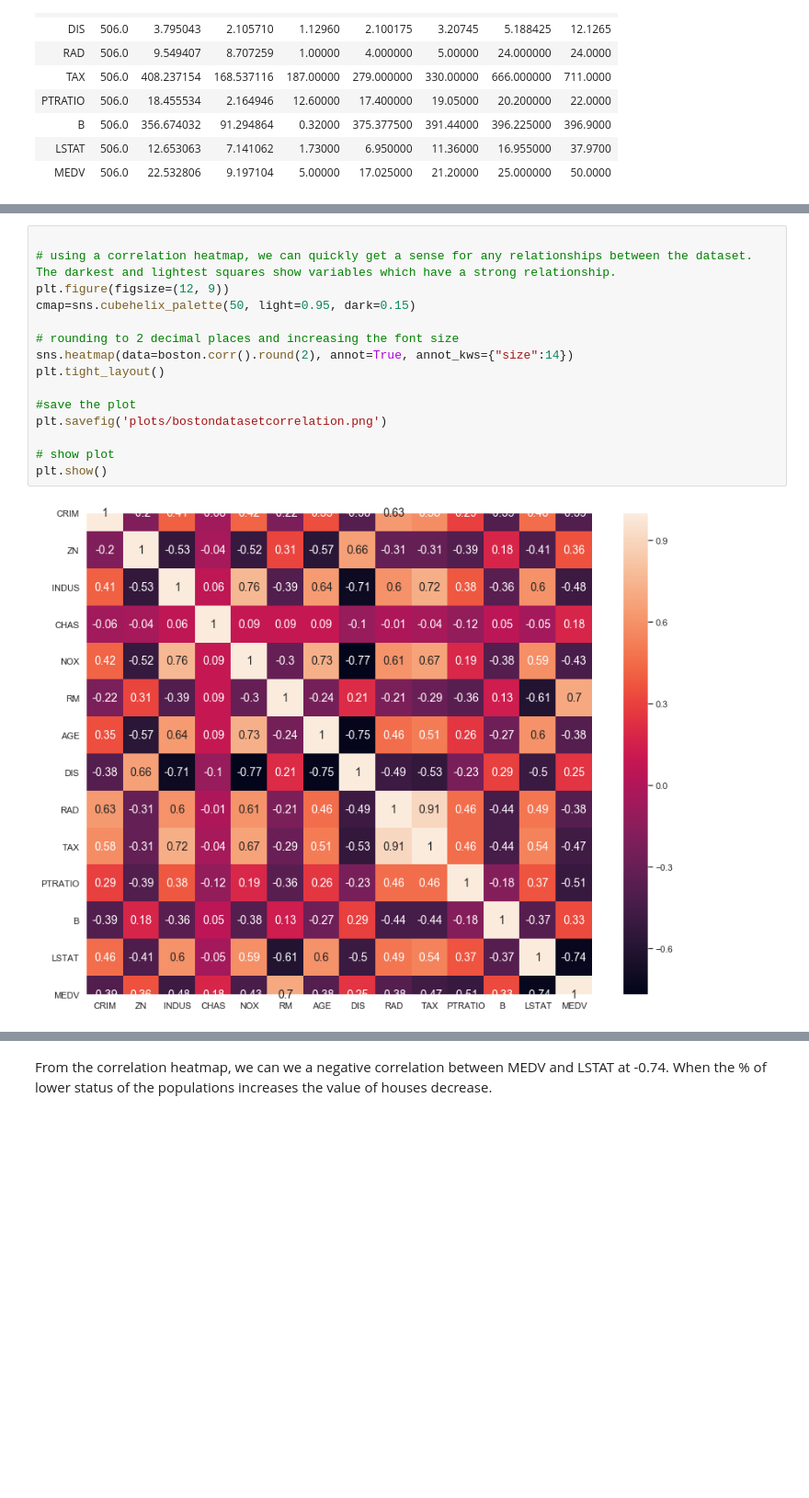
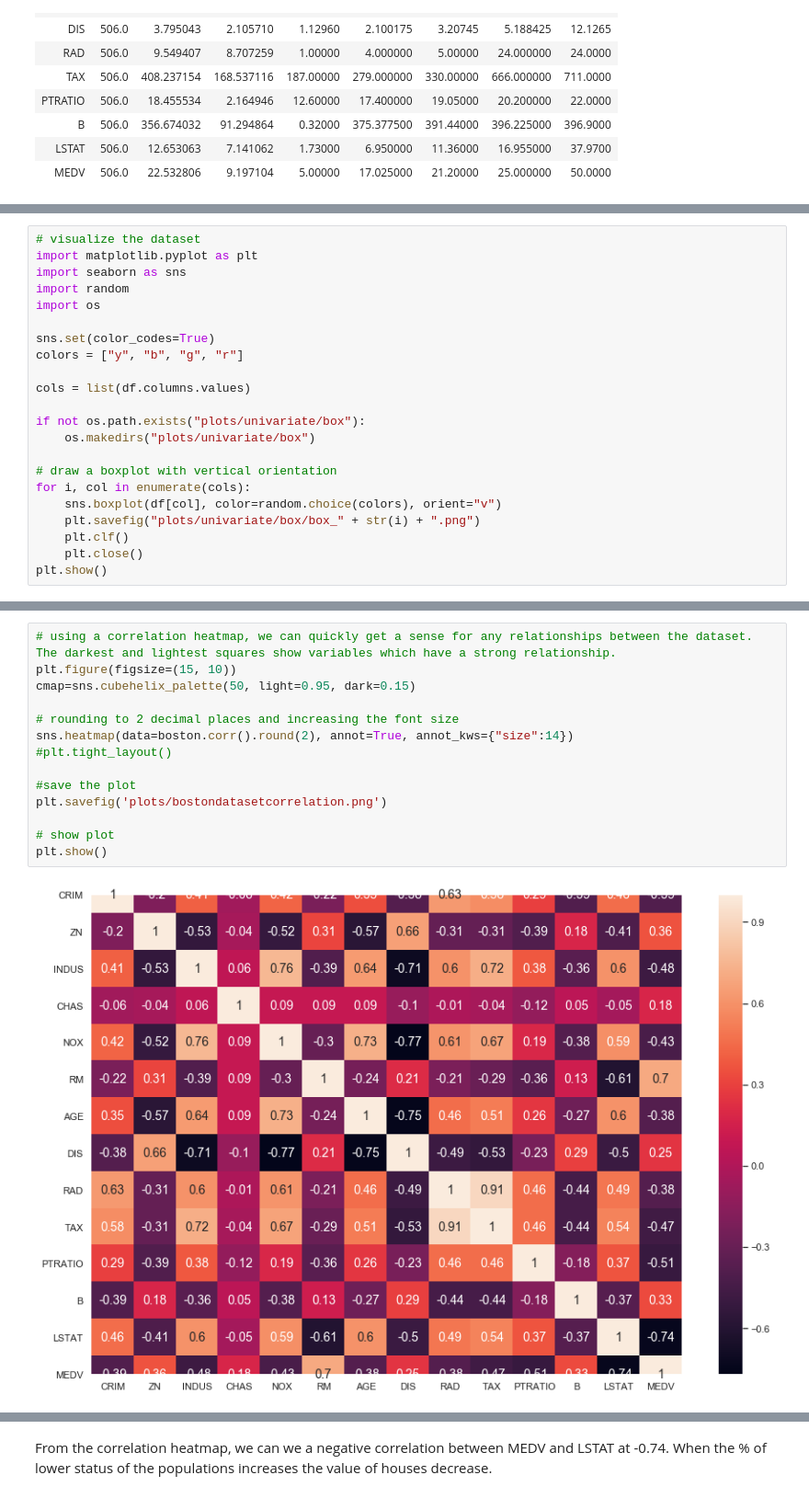
Before and after one commit to RitRa/MachineLearning-project, a Jupyter notebook: Machine Learning and Statistics Project 2019.ipynb, the cells around one changed output, grey strips where cells are left out. Shown at 92% size. Saved outputs shown, nothing was run; the diff lists cells and outputs as text; blank space fills up the shorter version.

Commit message:
plots

```diff
--- a/Machine Learning and Statistics Project 2019.ipynb
+++ b/Machine Learning and Statistics Project 2019.ipynb
@@ -144 +177,23 @@ summary.head(14)
+# %%
+# visualize the dataset
+import matplotlib.pyplot as plt
+import seaborn as sns
+import random
+import os
+
+sns.set(color_codes=True)
+colors = ["y", "b", "g", "r"]
+
+cols = list(df.columns.values)
+
+if not os.path.exists("plots/univariate/box"):
+    os.makedirs("plots/univariate/box")
+
+# draw a boxplot with vertical orientation
+for i, col in enumerate(cols):
+    sns.boxplot(df[col], color=random.choice(colors), orient="v")
+    plt.savefig("plots/univariate/box/box_" + str(i) + ".png")
+    plt.clf()
+    plt.close()
+plt.show()
 # %% [markdown]
@@ -152,20 +207,19 @@ Let's look at the correlation between the variables in the dataset
 # %%
-
 # using a correlation heatmap, we can quickly get a sense for any relationships between the dataset. The darkest and lightest squares show variables which have a strong relationship.
-plt.figure(figsize=(12, 9))
+plt.figure(figsize=(15, 10))
 cmap=sns.cubehelix_palette(50, light=0.95, dark=0.15)
 
 # rounding to 2 decimal places and increasing the font size
 sns.heatmap(data=boston.corr().round(2), annot=True, annot_kws={"size":14})
-plt.tight_layout()
+#plt.tight_layout()
 
 #save the plot
 plt.savefig('plots/bostondatasetcorrelation.png')
 
 # show plot
 plt.show()
 # %% [output]
-[figure, old version]
+[figure, new version]
 # %% [markdown]
 
 From the correlation heatmap
```
Also changed, not shown: parts of 26 cells of this notebook, 34 other files.
